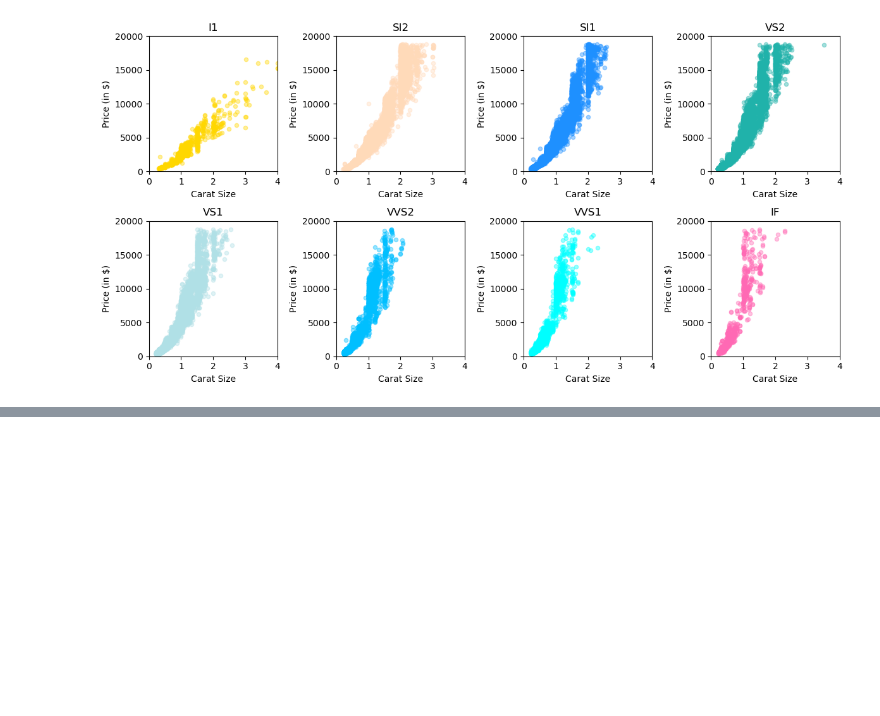
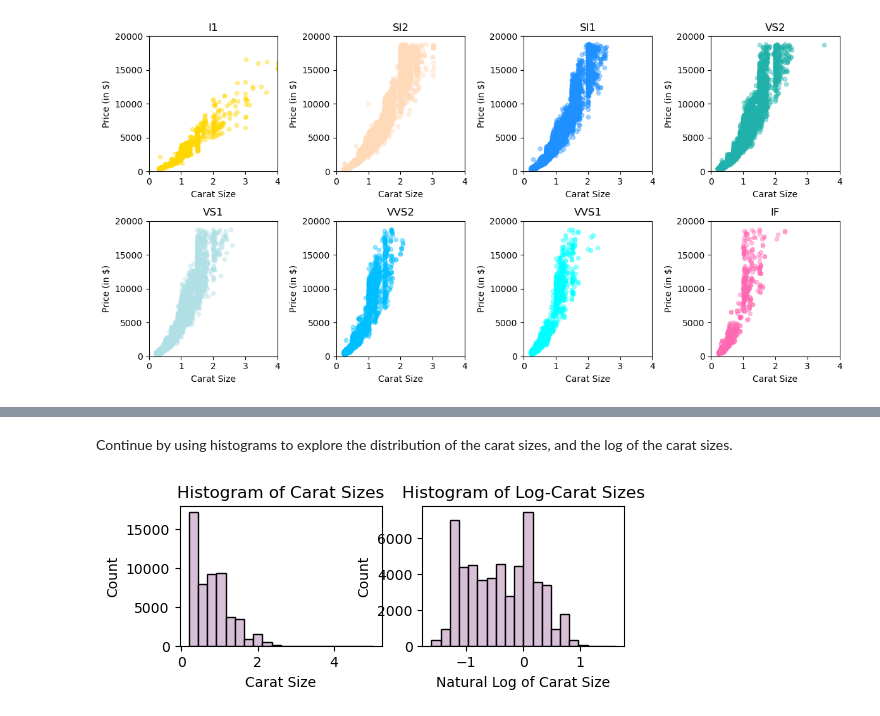
Before and after one commit to slylockfox/Maryville-DSCI-503-2, a Jupyter notebook: Project_03_Snyder.ipynb, the cells around one changed output, grey strips where cells are left out. Cells and saved outputs as stored; diff of their text form; code cells hidden in the pictures; blank space fills up the shorter version.

```diff
--- a/Project_03_Snyder.ipynb
+++ b/Project_03_Snyder.ipynb
@@ -266,0 +307,34 @@ plt.show()
+# %% [markdown]
+Continue by using histograms to explore the distribution of the carat sizes, and the log of the carat sizes.
+# %%
+# Display two side-by-side histograms. The histogram on the left should be for carat and the one on the right should be
+# for ln_carat. Create your figure according to the following specifications:
+# • Set the figure size to be [12,4].
+plt.figure(figsize=[12,4])
+
+plt.subplot(2,4,1)
+# Label the x-axes a "Carat Size"
+plt.xlabel('Carat Size')
+# Label the y-axes as "Count".
+plt.ylabel('Count')
+# The plots should be titled "Histogram of Carat Sizes"
+plt.title('Histogram of Carat Sizes')
+# In each plot, set the number of bins to 20.
+# In each plot, set edgecolor to be black, and use a single named color for the bar colors, different from the one used in the previous plot.
+plt.hist(diamonds.loc[:, 'carat'], color='thistle', edgecolor='black', bins=20)
+
+plt.subplot(2,4,2)
+# and "Natural Log of Carat Size".
+plt.xlabel('Natural Log of Carat Size')
+# Label the y-axes as "Count".
+plt.ylabel('Count')
+# and "Histogram of Log-Carat Sizes"
+plt.title('Histogram of Log-Carat Sizes')
+# In each plot, set the number of bins to 20.
+# In each plot, set edgecolor to be black, and use a single named color for the bar colors, different from the one used in the previous plot.
+plt.hist(diamonds.loc[:, 'ln_carat'], color='thistle', edgecolor='black', bins=20)
+
+# Display the figure using plt.show().
+plt.show()
+# %% [output]
+[figure, added]
```
Also changed, not shown: parts of 4 cells of this notebook.
